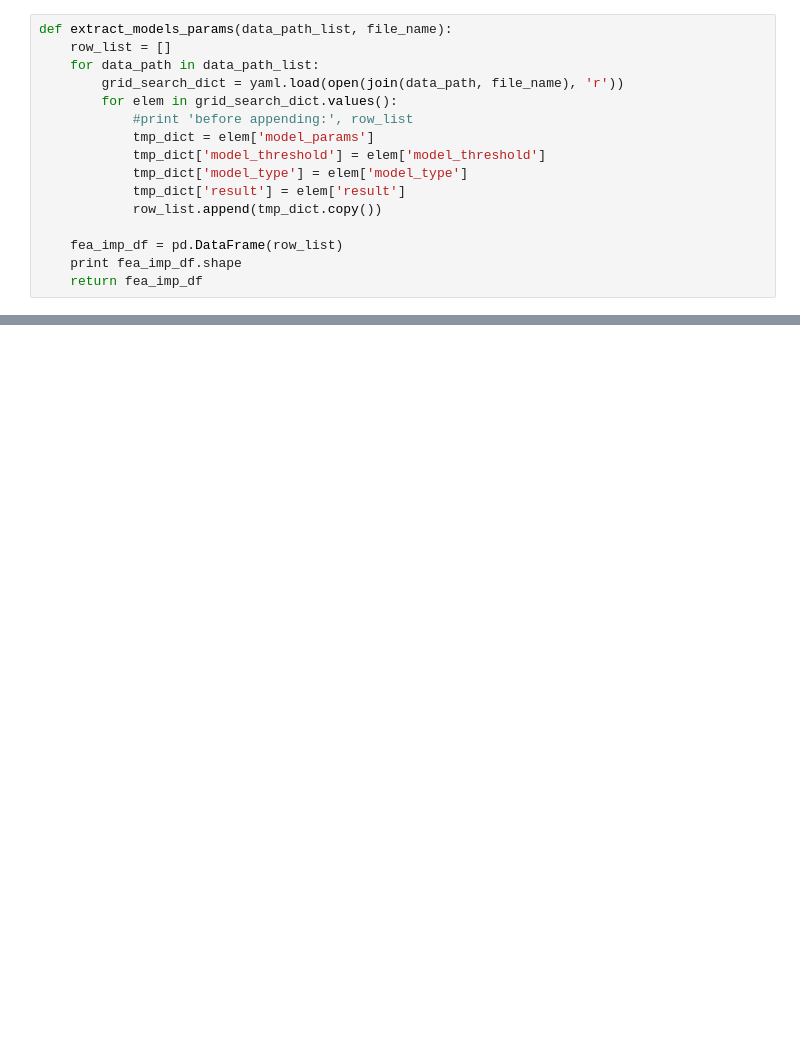
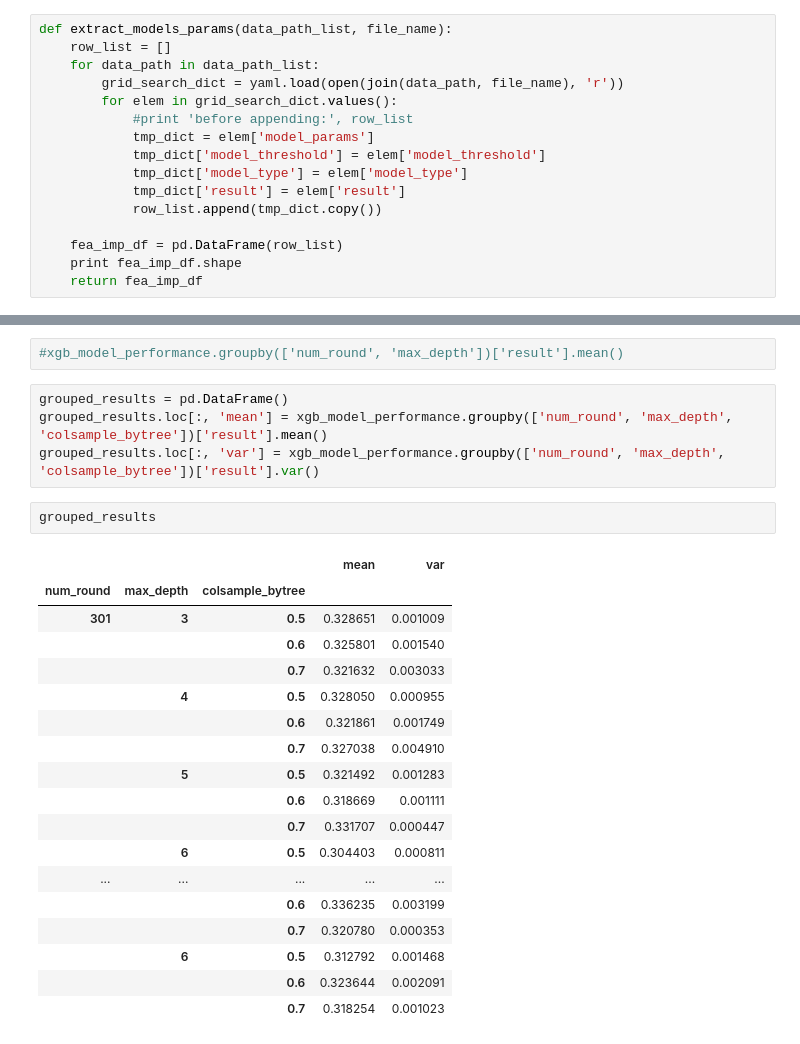
Before and after one commit to mengyx-work/ipyhon_notebooks, a Jupyter notebook: bosch_full_data_model_performance.ipynb, the cells around one changed output, grey strips where cells are left out. Saved outputs shown, nothing was run; the diff lists cells and outputs as text; blank space fills up the shorter version.

```diff
--- a/bosch_full_data_model_performance.ipynb
+++ b/bosch_full_data_model_performance.ipynb
@@ -54,0 +81,27 @@ xgb_model_performance
+# %%
+#xgb_model_performance.groupby(['num_round', 'max_depth'])['result'].mean()
+# %%
+grouped_results = pd.DataFrame()
+grouped_results.loc[:, 'mean'] = xgb_model_performance.groupby(['num_round', 'max_depth', 'colsample_bytree'])['result'].mean()
+grouped_results.loc[:, 'var'] = xgb_model_performance.groupby(['num_round', 'max_depth', 'colsample_bytree'])['result'].var()
+# %%
+grouped_results
+# %% [output]
+|  |  |  | mean | var |
+| num_round | max_depth | colsample_bytree |  |  |
+| 301 | 3 | 0.5 | 0.328651 | 0.001009 |
+|  |  | 0.6 | 0.325801 | 0.001540 |
+|  |  | 0.7 | 0.321632 | 0.003033 |
+|  | 4 | 0.5 | 0.328050 | 0.000955 |
+|  |  | 0.6 | 0.321861 | 0.001749 |
+|  |  | 0.7 | 0.327038 | 0.004910 |
+|  | 5 | 0.5 | 0.321492 | 0.001283 |
+|  |  | 0.6 | 0.318669 | 0.001111 |
+|  |  | 0.7 | 0.331707 | 0.000447 |
+|  | 6 | 0.5 | 0.304403 | 0.000811 |
+| ... | ... | ... | ... | ... |
+|  |  | 0.6 | 0.336235 | 0.003199 |
+|  |  | 0.7 | 0.320780 | 0.000353 |
+|  | 6 | 0.5 | 0.312792 | 0.001468 |
+|  |  | 0.6 | 0.323644 | 0.002091 |
+|  |  | 0.7 | 0.318254 | 0.001023 |
```
Also changed, not shown: parts of 29 cells of this notebook.
